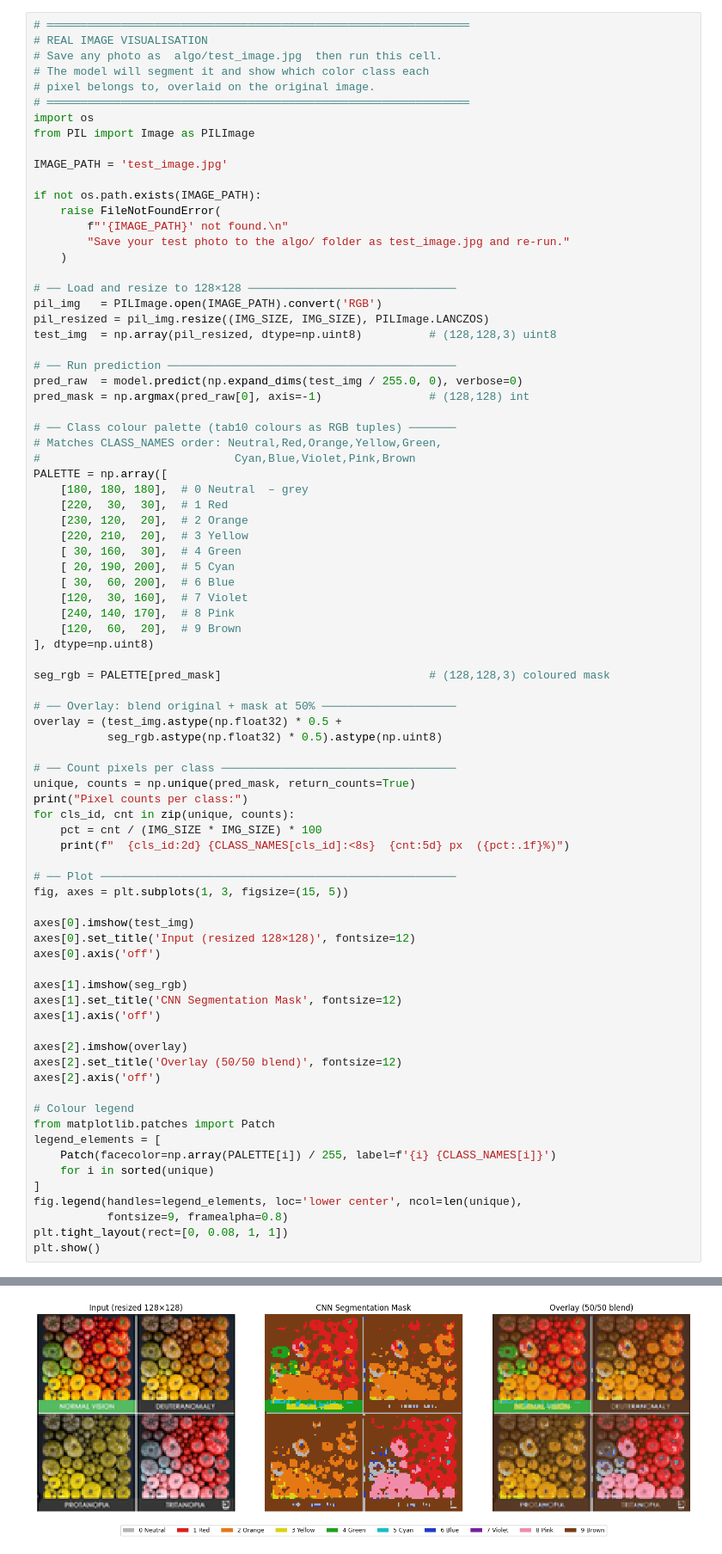
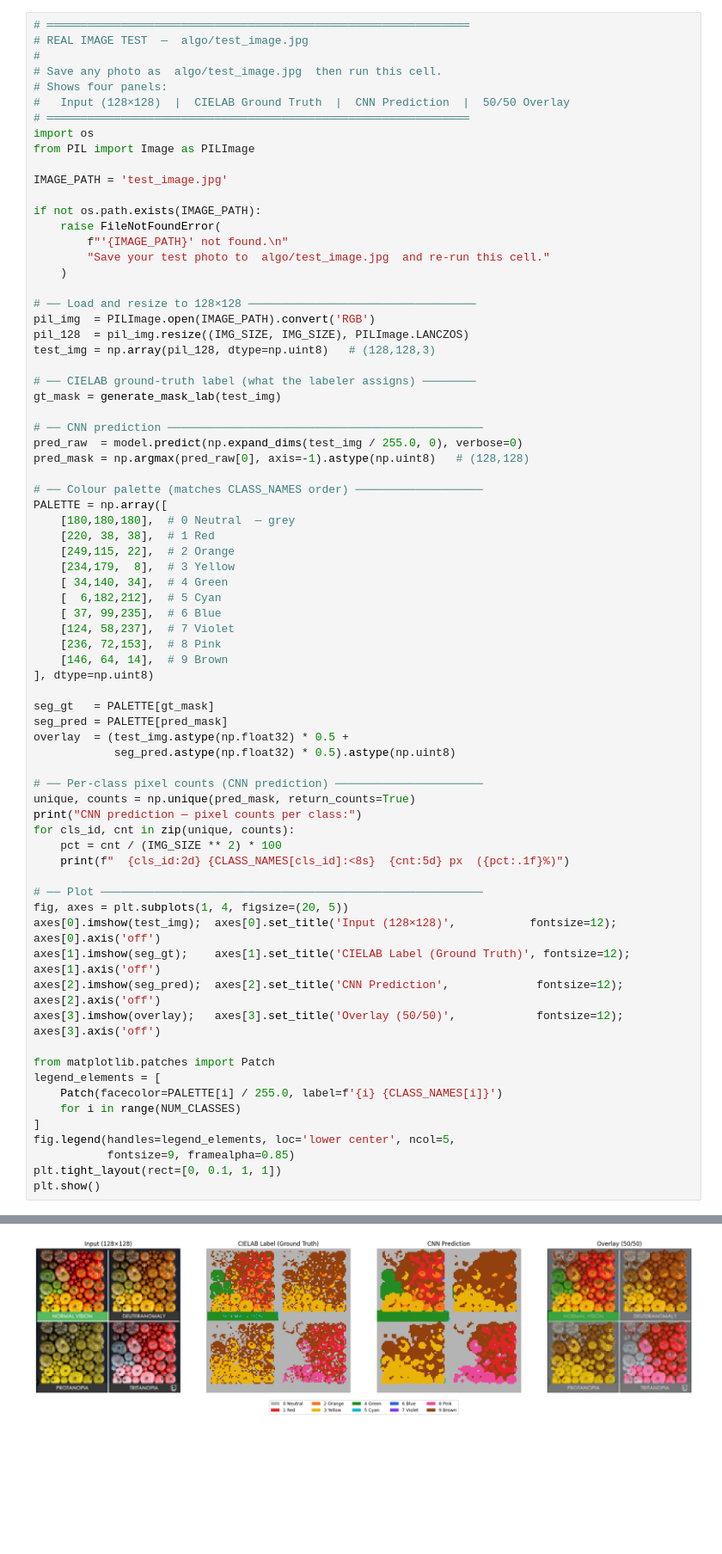
Before and after one commit to MarkhasRisen/ReColor, a Jupyter notebook: algo/cnn.ipynb, the cells around one changed output, grey strips where cells are left out. Shown at 86% size. Drawn from its saved outputs; the diff is of its cells as text; blank space fills up the shorter version.

```diff
--- a/algo/cnn.ipynb
+++ b/algo/cnn.ipynb
@@ -248,9 +365,10 @@ Epoch 20/20
 # %%
 # ═══════════════════════════════════════════════════════════════
-# REAL IMAGE VISUALISATION
+# REAL IMAGE TEST  —  algo/test_image.jpg
+#
 # Save any photo as  algo/test_image.jpg  then run this cell.
-# The model will segment it and show which color class each
-# pixel belongs to, overlaid on the original image.
+# Shows four panels:
+#   Input (128×128)  |  CIELAB Ground Truth  |  CNN Prediction  |  50/50 Overlay
 # ═══════════════════════════════════════════════════════════════
 import os
 from PIL import Image as PILImage
@@ -260,70 +378,61 @@ IMAGE_PATH = 'test_image.jpg'
 if not os.path.exists(IMAGE_PATH):
     raise FileNotFoundError(
         f"'{IMAGE_PATH}' not found.\n"
-        "Save your test photo to the algo/ folder as test_image.jpg and re-run."
+        "Save your test photo to  algo/test_image.jpg  and re-run this cell."
     )
 
-# ── Load and resize to 128×128 ───────────────────────────────
-pil_img   = PILImage.open(IMAGE_PATH).convert('RGB')
-pil_resized = pil_img.resize((IMG_SIZE, IMG_SIZE), PILImage.LANCZOS)
-test_img  = np.array(pil_resized, dtype=np.uint8)          # (128,128,3) uint8
+# ── Load and resize to 128×128 ──────────────────────────────────
+pil_img  = PILImage.open(IMAGE_PATH).convert('RGB')
+pil_128  = pil_img.resize((IMG_SIZE, IMG_SIZE), PILImage.LANCZOS)
+test_img = np.array(pil_128, dtype=np.uint8)   # (128,128,3)
 
-# ── Run prediction ───────────────────────────────────────────
+# ── CIELAB ground-truth label (what the labeler assigns) ────────
+gt_mask = generate_mask_lab(test_img)
+
+# ── CNN prediction ───────────────────────────────────────────────
 pred_raw  = model.predict(np.expand_dims(test_img / 255.0, 0), verbose=0)
-pred_mask = np.argmax(pred_raw[0], axis=-1)                # (128,128) int
+pred_mask = np.argmax(pred_raw[0], axis=-1).astype(np.uint8)   # (128,128)
 
-# ── Class colour palette (tab10 colours as RGB tuples) ───────
-# Matches CLASS_NAMES order: Neutral,Red,Orange,Yellow,Green,
-#                             Cyan,Blue,Violet,Pink,Brown
+# ── Colour palette (matches CLASS_NAMES order) ───────────────────
 PALETTE = np.array([
-    [180, 180, 180],  # 0 Neutral  – grey
-    [220,  30,  30],  # 1 Red
-    [230, 120,  20],  # 2 Orange
-    [220, 210,  20],  # 3 Yellow
-    [ 30, 160,  30],  # 4 Green
-    [ 20, 190, 200],  # 5 Cyan
-    [ 30,  60, 200],  # 6 Blue
-    [120,  30, 160],  # 7 Violet
-    [240, 140, 170],  # 8 Pink
-    [120,  60,  20],  # 9 Brown
+    [180,180,180],  # 0 Neutral  — grey
+    [220, 38, 38],  # 1 Red
+    [249,115, 22],  # 2 Orange
+    [234,179,  8],  # 3 Yellow
+    [ 34,140, 34],  # 4 Green
+    [  6,182,212],  # 5 Cyan
+    [ 37, 99,235],  # 6 Blue
+    [124, 58,237],  # 7 Violet
+    [236, 72,153],  # 8 Pink
+    [146, 64, 14],  # 9 Brown
 ], dtype=np.uint8)
 
-seg_rgb = PALETTE[pred_mask]                               # (128,128,3) coloured mask
+seg_gt   = PALETTE[gt_mask]
+seg_pred = PALETTE[pred_mask]
+overlay  = (test_img.astype(np.float32) * 0.5 +
+            seg_pred.astype(np.float32) * 0.5).astype(np.uint8)
 
-# ── Overlay: blend original + mask at 50% ────────────────────
-overlay = (test_img.astype(np.float32) * 0.5 +
-           seg_rgb.astype(np.float32) * 0.5).astype(np.uint8)
-
-# ── Count pixels per class ───────────────────────────────────
+# ── Per-class pixel counts (CNN prediction) ──────────────────────
 unique, counts = np.unique(pred_mask, return_counts=True)
-print("Pixel counts per class:")
+print("CNN prediction — pixel counts per class:")
 for cls_id, cnt in zip(unique, counts):
-    pct = cnt / (IMG_SIZE * IMG_SIZE) * 100
+    pct = cnt / (IMG_SIZE ** 2) * 100
     print(f"  {cls_id:2d} {CLASS_NAMES[cls_id]:<8s}  {cnt:5d} px  ({pct:.1f}%)")
 
-# ── Plot ─────────────────────────────────────────────────────
-fig, axes = plt.subplots(1, 3, figsize=(15, 5))
+# ── Plot ─────────────────────────────────────────────────────────
+fig, axes = plt.subplots(1, 4, figsize=(20, 5))
+axes[0].imshow(test_img);  axes[0].set_title('Input (128×128)',           fontsize=12); axes[0].axis('off')
+axes[1].imshow(seg_gt);    axes[1].set_title('CIELAB Label (Ground Truth)', fontsize=12); axes[1].axis('off')
+axes[2].imshow(seg_pred);  axes[2].set_title('CNN Prediction',             fontsize=12); axes[2].axis('off')
+axes[3].imshow(overlay);   axes[3].set_title('Overlay (50/50)',            fontsize=12); axes[3].axis('off')
 
-axes[0].imshow(test_img)
-axes[0].set_title('Input (resized 128×128)', fontsize=12)
-axes[0].axis('off')
-
-axes[1].imshow(seg_rgb)
-axes[1].set_title('CNN Segmentation Mask', fontsize=12)
-axes[1].axis('off')
-
-axes[2].imshow(overlay)
-axes[2].set_title('Overlay (50/50 blend)', fontsize=12)
-axes[2].axis('off')
-
-# Colour legend
 from matplotlib.patches import Patch
 legend_elements = [
-    Patch(facecolor=np.array(PALETTE[i]) / 255, label=f'{i} {CLASS_NAMES[i]}')
-    for i in sorted(unique)
+    Patch(facecolor=PALETTE[i] / 255.0, label=f'{i} {CLASS_NAMES[i]}')
+    for i in range(NUM_CLASSES)
 ]
-fig.legend(handles=legend_elements, loc='lower center', ncol=len(unique),
-           fontsize=9, framealpha=0.8)
-plt.tight_layout(rect=[0, 0.08, 1, 1])
+fig.legend(handles=legend_elements, loc='lower center', ncol=5,
+           fontsize=9, framealpha=0.85)
+plt.tight_layout(rect=[0, 0.1, 1, 1])
 plt.show()
 # %% [output]
@@ -341,4 +449,4 @@ Pixel counts per class:
-[figure, old version]
+[figure, new version]
 # %%
 # ═══════════════════════════════════════════════════════════════
 # TFLITE INT8 QUANTIZATION AND EXPORT
```
Also changed, not shown: parts of 3 cells of this notebook, 3 other files.
